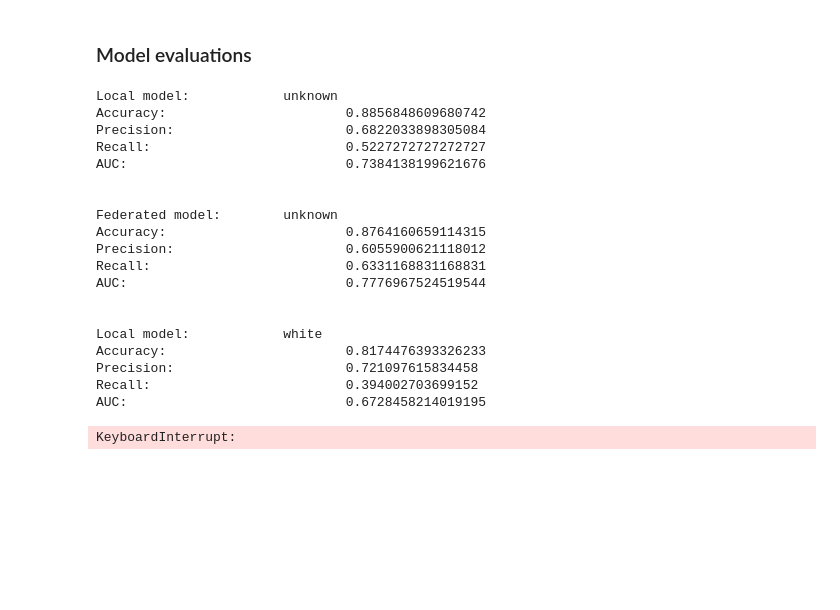
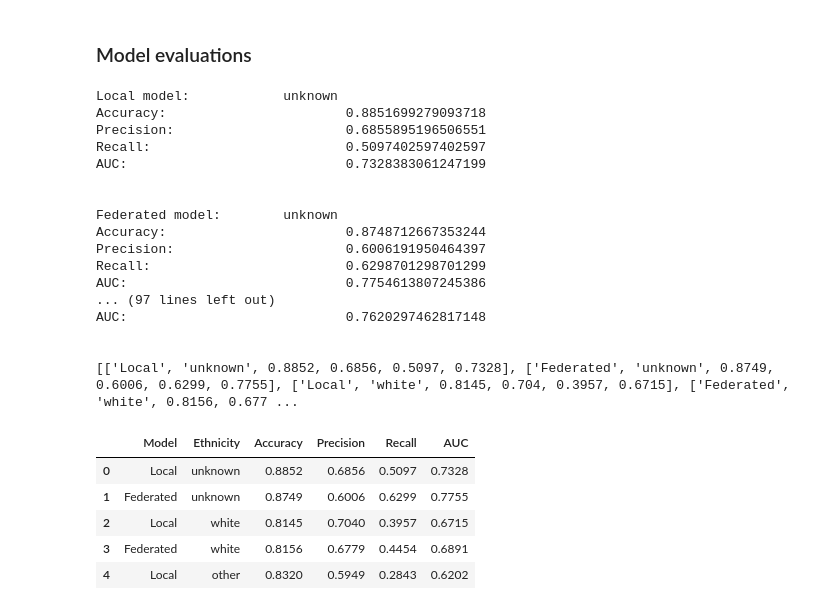
Before and after one commit to AnnikaLarissa/MIMIC-IV, a Jupyter notebook: random_forest.ipynb, the cells around one changed output. Drawn from its saved outputs; the diff is of its cells as text; code cells hidden in the pictures; blank space fills up the shorter version.

```diff
--- a/random_forest.ipynb
+++ b/random_forest.ipynb
@@ -122,30 +128,43 @@ def printFedMetrics(model, ethnicity, path):
 # %%
+dfs = []
+columns = ['Model', 'Ethnicity', 'Accuracy', 'Precision', 'Recall', 'AUC']
+
 for i in range(len(models)):
     # Since 'unknown' is overwritten as the aggregated model, redefine it
     if i == 0:
         unknown = trainModel('unknown', path, params)
         printMetrics(unknown, ethnic_group_names[i], path)
+        dfs.append(metricsDF('Local', unknown, ethnic_group_names[i], path))
     else:
         printMetrics(models[i], ethnic_group_names[i], path)
+        dfs.append(metricsDF('Local', models[i], ethnic_group_names[i], path))
     printFedMetrics(fed, ethnic_group_names[i], path)
+    dfs.append(metricsDF('Federated', fed, ethnic_group_names[i], path))
 # %% [output]
 Local model:            unknown
-Accuracy:                       0.8856848609680742
-Precision:                      0.6822033898305084
-Recall:                         0.5227272727272727
-AUC:                            0.7384138199621676
+Accuracy:                       0.8851699279093718
+Precision:                      0.6855895196506551
+Recall:                         0.5097402597402597
+AUC:                            0.7328383061247199
 
 
 Federated model:        unknown
-Accuracy:                       0.8764160659114315
-Precision:                      0.6055900621118012
-Recall:                         0.6331168831168831
-AUC:                            0.7776967524519544
+Accuracy:                       0.8748712667353244
+Precision:                      0.6006191950464397
+Recall:                         0.6298701298701299
+AUC:                            0.7754613807245386
+... (97 lines left out)
+AUC:                            0.7620297462817148
 
 
-Local model:            white
-Accuracy:                       0.8174476393326233
-Precision:                      0.721097615834458
-Recall:                         0.394002703699152
-AUC:                            0.6728458214019195
+[['Local', 'unknown', 0.8852, 0.6856, 0.5097, 0.7328], ['Federated', 'unknown', 0.8749, 0.6006, 0.6299, 0.7755], ['Local', 'white', 0.8145, 0.704, 0.3957, 0.6715], ['Federated', 'white', 0.8156, 0.677 ...
-KeyboardInterrupt:
+# %%
+df = pd.DataFrame(dfs, columns=columns)
+df.head()
+# %% [output]
+|  | Model | Ethnicity | Accuracy | Precision | Recall | AUC |
+| 0 | Local | unknown | 0.8852 | 0.6856 | 0.5097 | 0.7328 |
+| 1 | Federated | unknown | 0.8749 | 0.6006 | 0.6299 | 0.7755 |
+| 2 | Local | white | 0.8145 | 0.7040 | 0.3957 | 0.6715 |
+| 3 | Federated | white | 0.8156 | 0.6779 | 0.4454 | 0.6891 |
+| 4 | Local | other | 0.8320 | 0.5949 | 0.2843 | 0.6202 |
```
Also changed, not shown: parts of 5 cells of this notebook, 3 other files.
